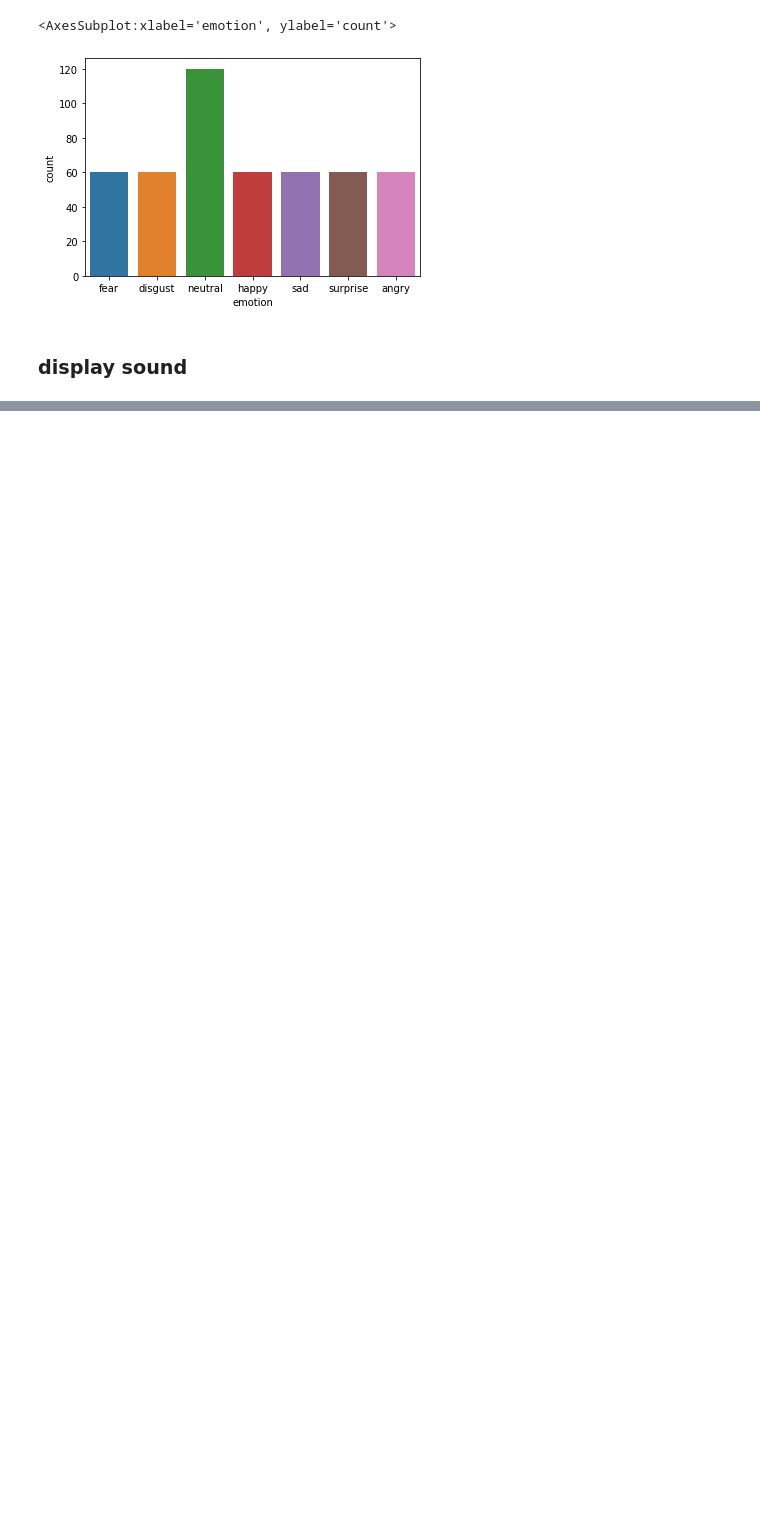
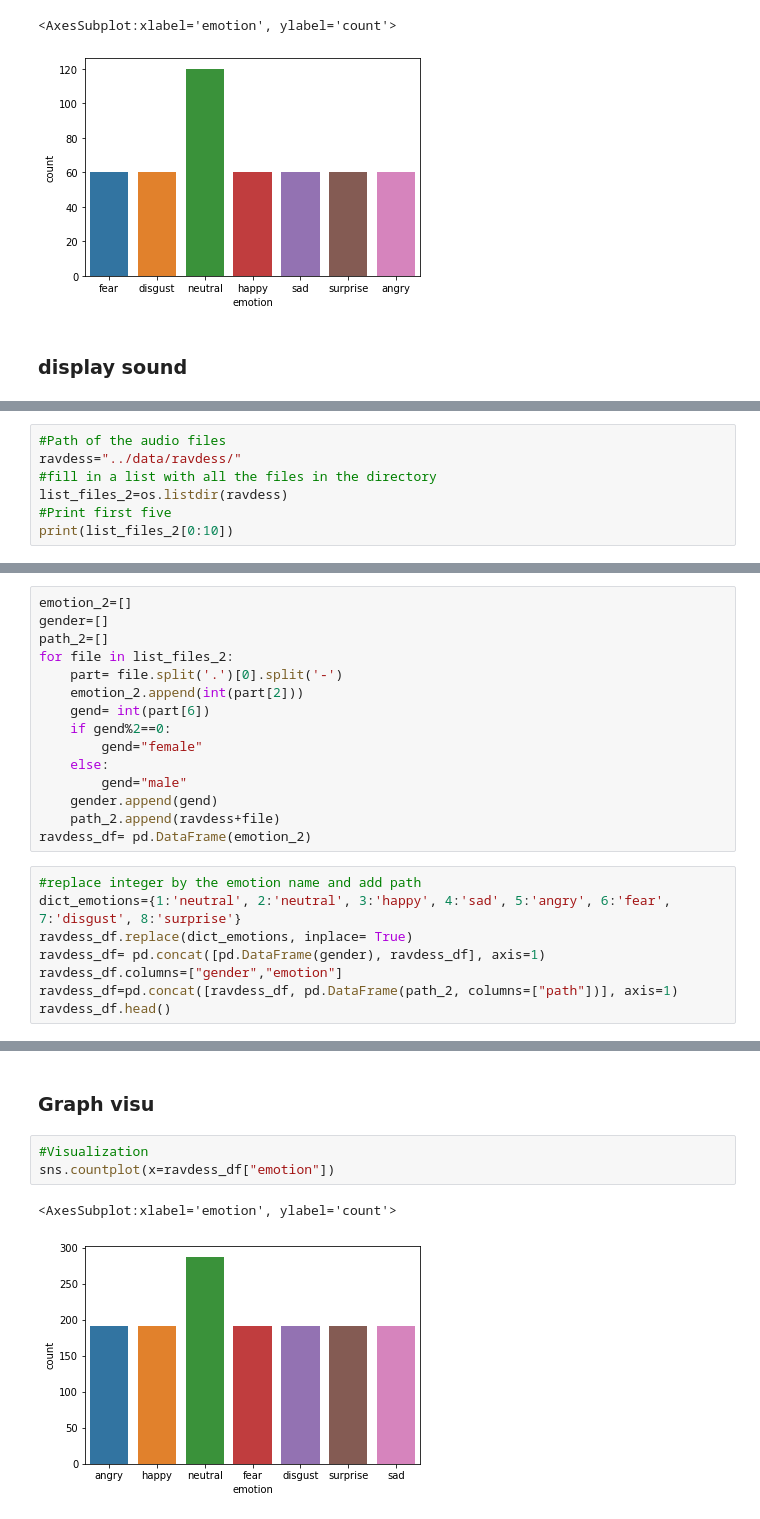
Before and after one commit to caronarthur/ai-motion, a Jupyter notebook: notebooks/mateo_data_exploration.ipynb, the cells around one changed output, grey strips where cells are left out. Drawn from its saved outputs; the diff is of its cells as text; blank space fills up the shorter version.

Commit message:
data-exploration-2

```diff
--- a/notebooks/mateo_data_exploration.ipynb
+++ b/notebooks/mateo_data_exploration.ipynb
@@ -82,0 +96,7 @@ ipd.Audio(file)
+# %%
+#Path of the audio files
+ravdess="../data/ravdess/"
+#fill in a list with all the files in the directory
+list_files_2=os.listdir(ravdess)
+#Print first five
+print(list_files_2[0:10])
@@ -82,0 +107,23 @@ ipd.Audio(file)
+# %%
+emotion_2=[]
+gender=[]
+path_2=[]
+for file in list_files_2:
+    part= file.split('.')[0].split('-')
+    emotion_2.append(int(part[2]))
+    gend= int(part[6])
+    if gend%2==0:
+        gend="female"
+    else:
+        gend="male"
+    gender.append(gend)
+    path_2.append(ravdess+file)
+ravdess_df= pd.DataFrame(emotion_2)
+# %%
+#replace integer by the emotion name and add path
+dict_emotions={1:'neutral', 2:'neutral', 3:'happy', 4:'sad', 5:'angry', 6:'fear', 7:'disgust', 8:'surprise'}
+ravdess_df.replace(dict_emotions, inplace= True)
+ravdess_df= pd.concat([pd.DataFrame(gender), ravdess_df], axis=1)
+ravdess_df.columns=["gender","emotion"]
+ravdess_df=pd.concat([ravdess_df, pd.DataFrame(path_2, columns=["path"])], axis=1)
+ravdess_df.head()
@@ -82,0 +137,8 @@ ipd.Audio(file)
+# %% [markdown]
+### Graph visu
+# %%
+#Visualization
+sns.countplot(x=ravdess_df["emotion"])
+# %% [output]
+<AxesSubplot:xlabel='emotion', ylabel='count'>
+[figure, added]
```
Also changed, not shown: parts of 42 cells of this notebook.
